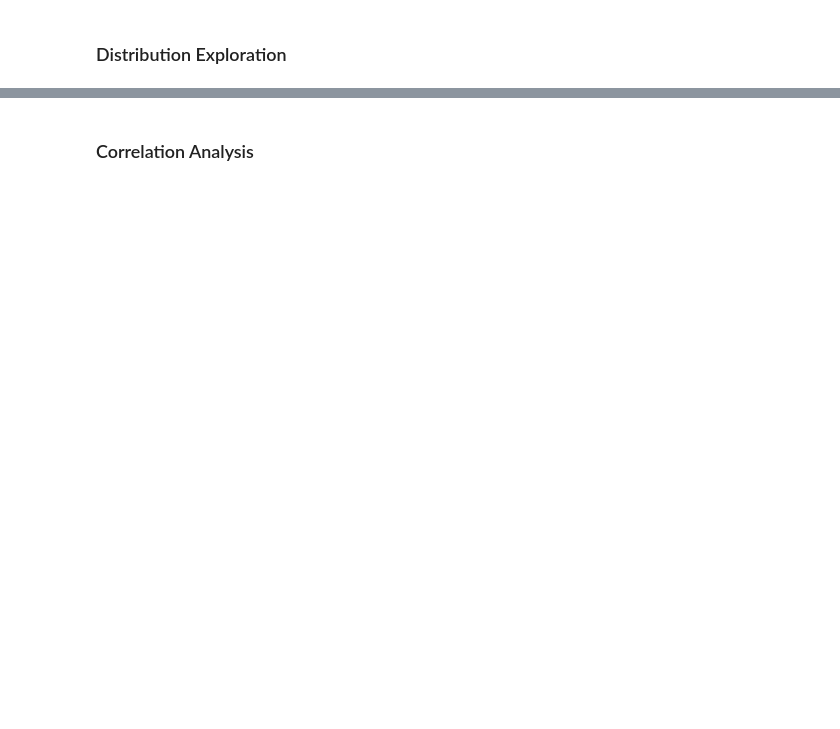
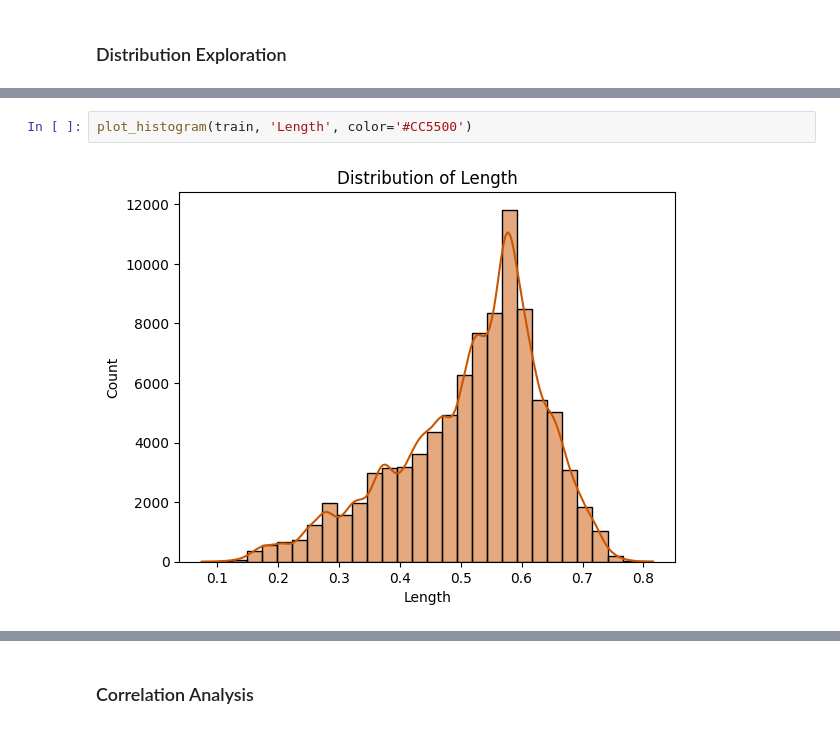
Before and after one commit to Tylikestocode/Machine-Learning, a Jupyter notebook: Ablone_Age_Regression/Model.ipynb, the cells around one changed output, grey strips where cells are left out. Drawn from its saved outputs; the diff is of its cells as text; blank space fills up the shorter version.

```diff
--- a/Ablone_Age_Regression/Model.ipynb
+++ b/Ablone_Age_Regression/Model.ipynb
@@ -108,0 +136,4 @@ train.describe()
+# %%
+plot_histogram(train, 'Length', color='#CC5500')
+# %% [output]
+[figure, added]
```
Also changed, not shown: parts of 13 cells of this notebook.
